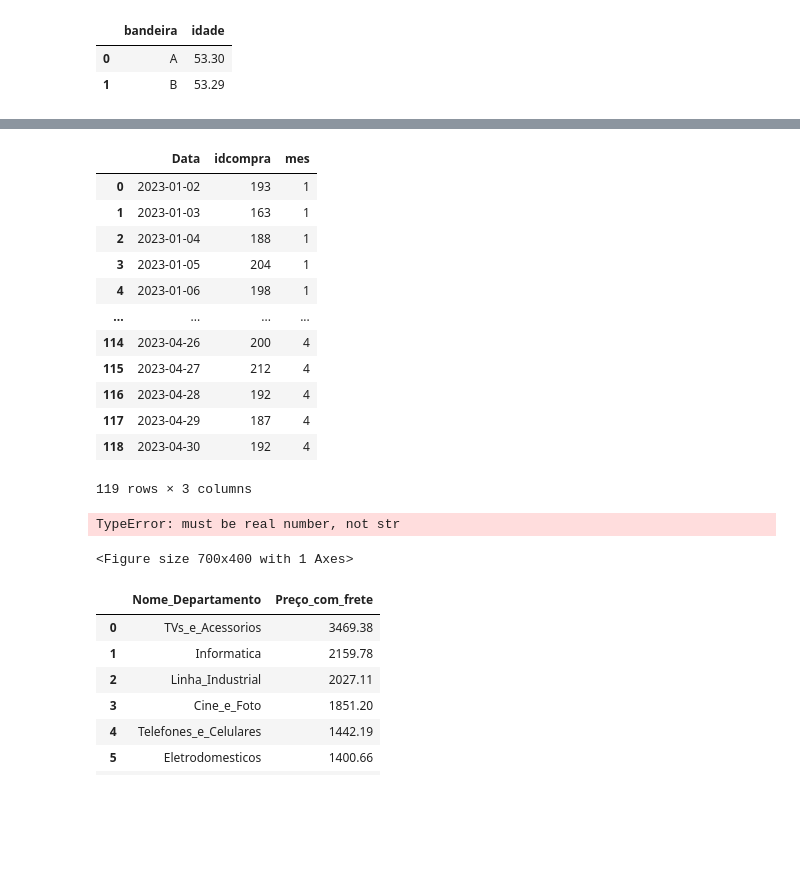
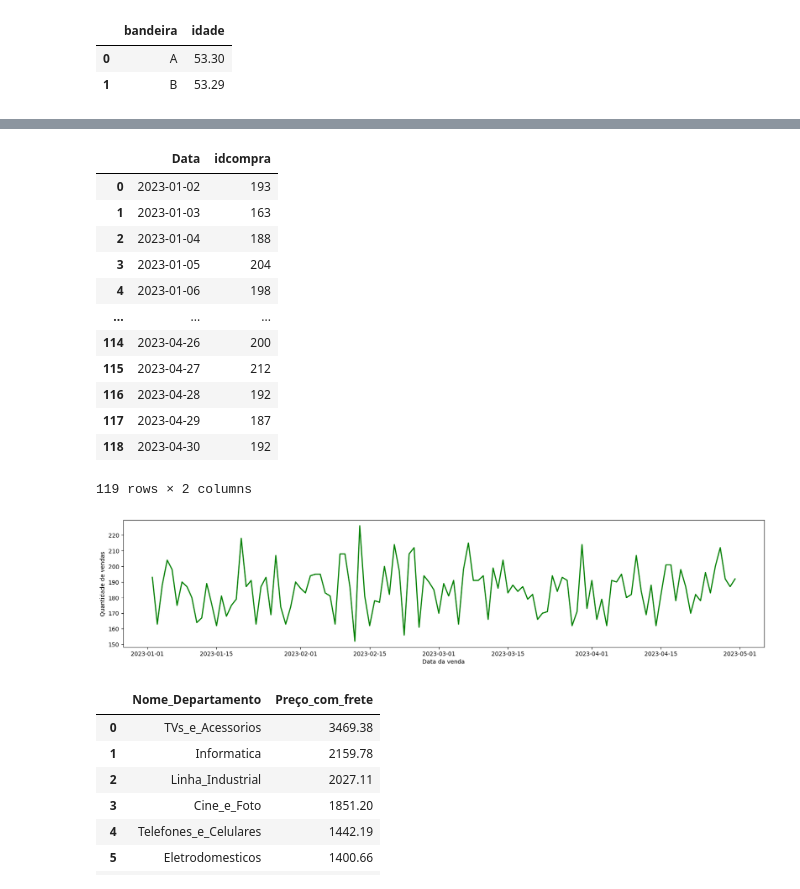
Before and after one commit to RaulSaa/Bibliotecas_Pandas, a Jupyter notebook: Case_2_Varejo.ipynb, the cells around one changed output, grey strips where cells are left out. Drawn from its saved outputs; the diff is of its cells as text; code cells hidden in the pictures; blank space fills up the shorter version.

```diff
--- a/Case_2_Varejo.ipynb
+++ b/Case_2_Varejo.ipynb
@@ -176,6 +185,6 @@ Data columns (total 9 columns):
 dtypes: datetime64[ns](1), float64(2), int64(2), object(4)
 memory usage: 6.1+ MB
 # %%
-vendas["estado"] = vendas["estado"].fillna("MS")
+sales["estado"] = sales["estado"].fillna("MS")
 # %%
-vendas["estado"].fillna("MS", inplace=True)
+sales["estado"].fillna("MS", inplace=True)
@@ -199,6 +215,6 @@ Data columns (total 9 columns):
 dtypes: datetime64[ns](1), float64(2), int64(2), object(4)
 memory usage: 5.5+ MB
 # %%
-media_preco = vendas["Preço"].mean()
+media_preco = sales["Preço"].mean()
 
-vendas["Preço"].fillna(media_preco, inplace= True)
+sales["Preço"].fillna(media_preco, inplace= True)
@@ -252,9 +275,9 @@ vendas[["Preço","Preço_com_frete"]].describe()
 | 75% | 1199.200000 | 1215.240000 |
 | max | 14439.240000 | 14439.240000 |
 # %%
-preco_errado = vendas.query("Preço > Preço_com_frete")
+preco_errado = sales.query("Preço > Preço_com_frete")
 
-vendas_correto = vendas.query("Preço < Preço_com_frete")
+vendas_correto = sales.query("Preço < Preço_com_frete")
 # %%
 vendas_correto.describe()
 # %% [output]
@@ -471,35 +502,33 @@ plt.title("Renda média por canal de venda", loc="center", fontsize=18, fontweig
 # %%
 venda_por_data = vendas_correto.groupby("Data").idcompra.nunique().reset_index()
-venda_por_data['mes'] = venda_por_data['Data'].dt.month
 venda_por_data
 # %% [output]
-|  | Data | idcompra | mes |
-| 0 | 2023-01-02 | 193 | 1 |
-| 1 | 2023-01-03 | 163 | 1 |
-| 2 | 2023-01-04 | 188 | 1 |
-| 3 | 2023-01-05 | 204 | 1 |
-| 4 | 2023-01-06 | 198 | 1 |
-| ... | ... | ... | ... |
-| 114 | 2023-04-26 | 200 | 4 |
-| 115 | 2023-04-27 | 212 | 4 |
-| 116 | 2023-04-28 | 192 | 4 |
-| 117 | 2023-04-29 | 187 | 4 |
-| 118 | 2023-04-30 | 192 | 4 |
+|  | Data | idcompra |
+| 0 | 2023-01-02 | 193 |
+| 1 | 2023-01-03 | 163 |
+| 2 | 2023-01-04 | 188 |
+| 3 | 2023-01-05 | 204 |
+| 4 | 2023-01-06 | 198 |
+| ... | ... | ... |
+| 114 | 2023-04-26 | 200 |
+| 115 | 2023-04-27 | 212 |
+| 116 | 2023-04-28 | 192 |
+| 117 | 2023-04-29 | 187 |
+| 118 | 2023-04-30 | 192 |
-119 rows × 3 columns
+119 rows × 2 columns
 # %%
-fig = plt.figure(figsize=(7,4))
+fig = plt.figure(figsize=(20,4))
 
 
 plt.xlabel("Data da venda")
 plt.ylabel("Quantidade de vendas")
-x = venda_por_data["mes"]
+x = venda_por_data["Data"]
 y = venda_por_data["idcompra"]
 
-plt.bar(x,y, color = "green", linewidth = "4")
+plt.plot(x,y, color = "green", linewidth = "2")
 plt.show()
 # %% [output]
-TypeError: must be real number, not str
-<Figure size 700x400 with 1 Axes>
+[figure, added]
 # %%
 agg_dept_preco = round(vendas_correto.groupby("Nome_Departamento")["Preço_com_frete"].agg("mean").sort_values(ascending=False).reset_index(),2)
 agg_dept_preco
```
Also changed, not shown: parts of 24 cells of this notebook.
